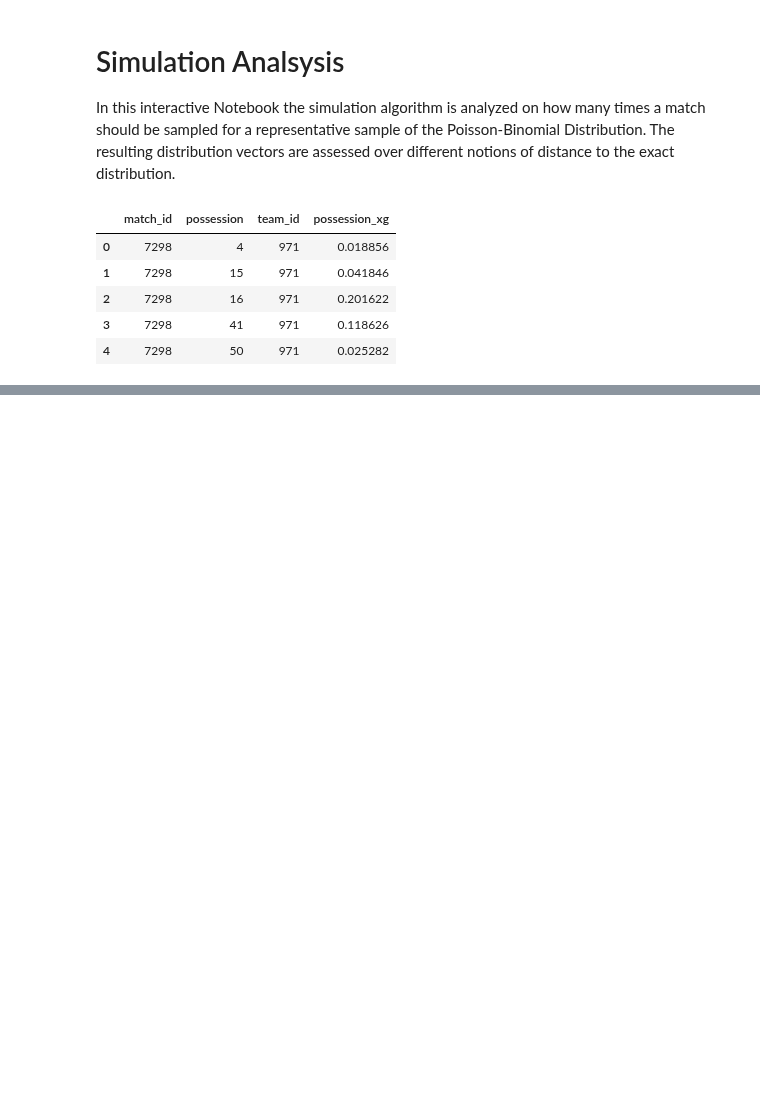
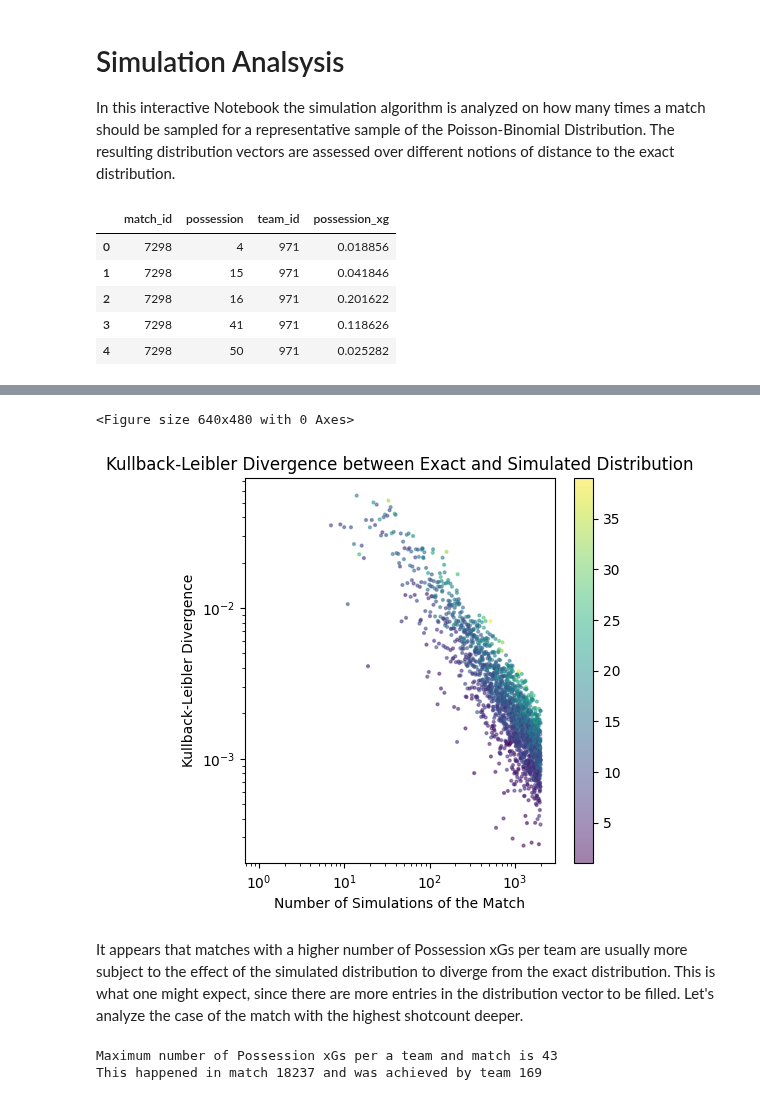
Before and after one commit to StrikerBadger/bachelor-thesis, a Jupyter notebook: simulation_analysis.ipynb, the cells around one changed output, grey strips where cells are left out. Saved outputs shown, nothing was run; the diff lists cells and outputs as text; code cells hidden in the pictures; blank space fills up the shorter version.

Commit message:
Add to simulation analysis

```diff
--- a/simulation_analysis.ipynb
+++ b/simulation_analysis.ipynb
@@ -109,0 +118,26 @@ plt.show()
+# %%
+plt.clf()
+plt.figure(figsize=(5, 5))
+plt.yscale('log')
+plt.xscale('log')
+plt.scatter(range(1, N+1), kl_divergences, c=number_of_xgs, s=4, alpha=0.5)
+plt.colorbar()
+plt.title('Kullback-Leibler Divergence between Exact and Simulated Distribution')
+plt.xlabel('Number of Simulations of the Match')
+plt.ylabel('Kullback-Leibler Divergence')
+plt.show()
+# %% [output]
+<Figure size 640x480 with 0 Axes>
+[figure, added]
+# %% [markdown]
+It appears that matches with a higher number of Possession xGs per team are usually more subject to the effect of the simulated distribution to diverge from the exact distribution. This is what one might expect, since there are more entries in the distribution vector to be filled. Let's analyze the case of the match with the highest shotcount deeper.
+# %%
+# Get the Possession xGs of the match with the highest shot count
+max_xg_count_grouping = xg_df.groupby('match_id').apply(lambda df: df.groupby('team_id')['team_id'].count(), include_groups=False)
+print(f'Maximum number of Possession xGs per a team and match is {max_xg_count_grouping.max()}')
+match_id, team_id = max_xg_count_grouping[max_xg_count_grouping == max_xg_count_grouping.max()].index[0]
+print(f'This happened in match {match_id} and was achieved by team {team_id}')
+p_is = xg_df[(xg_df['match_id'] == match_id) & (xg_df['team_id'] == team_id)]['possession_xg'].to_list()
+# %% [output]
+Maximum number of Possession xGs per a team and match is 43
+This happened in match 18237 and was achieved by team 169
```
Also changed, not shown: parts of 10 cells of this notebook, 1 other file.
